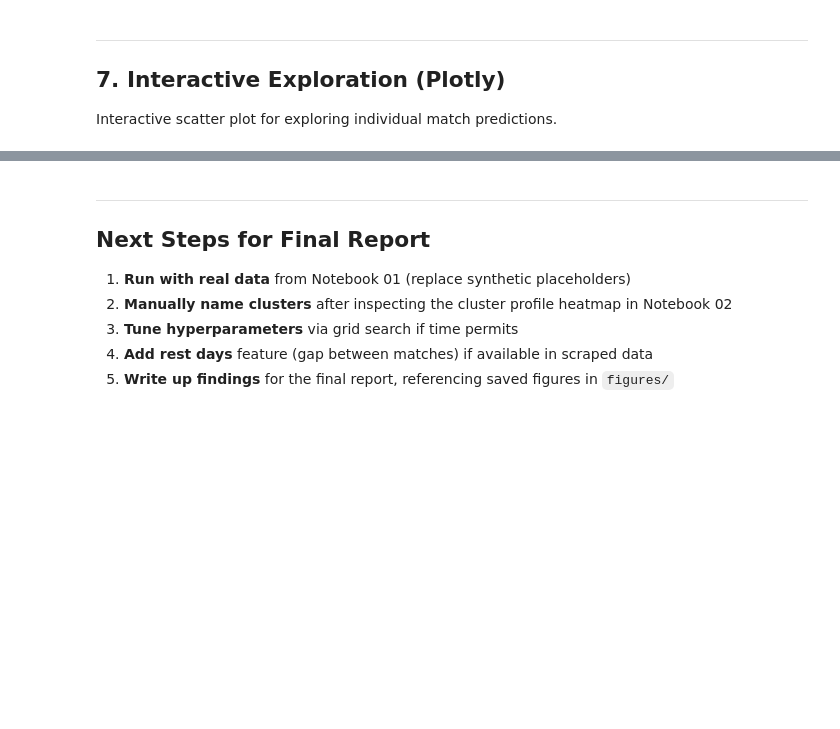
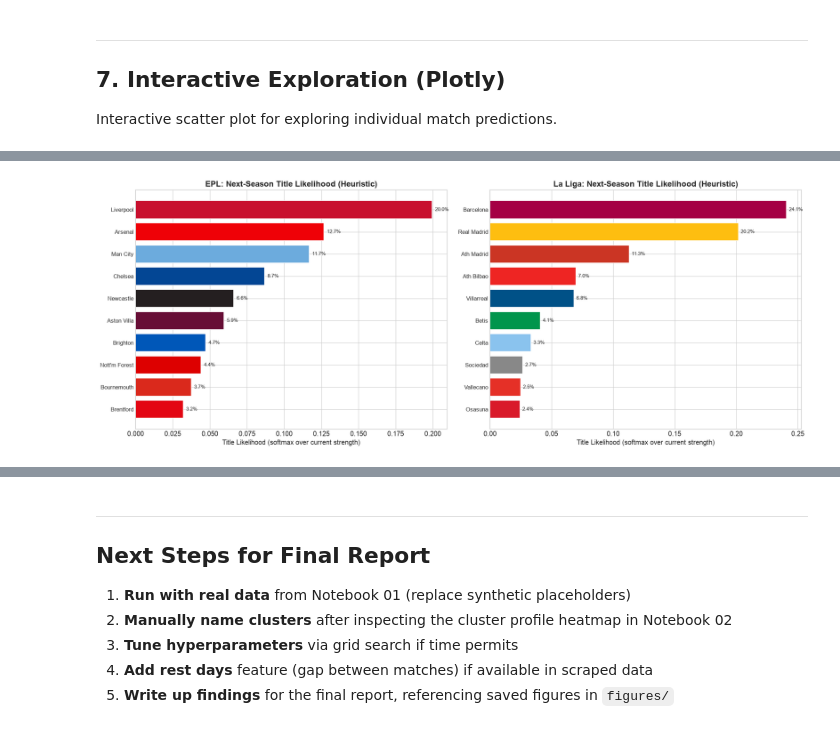
Before and after one commit to ksdkrishna19-create/isye6740_project, a Jupyter notebook: 03_prediction_crossleague.ipynb, the cells around one changed output, grey strips where cells are left out. Drawn from its saved outputs; the diff is of its cells as text; code cells hidden in the pictures; blank space fills up the shorter version.

```diff
--- a/03_prediction_crossleague.ipynb
+++ b/03_prediction_crossleague.ipynb
@@ -254,14 +314,14 @@ def evaluate_models(matches, feature_sets, target='outcome', league_filter=None,
     # Models to compare
     classifiers = {
         'Logistic Regression': LogisticRegression(
-            multi_class='multinomial', max_iter=1000, random_state=42, C=1.0
+            max_iter=1000, random_state=42, C=1.0
         ),
         'Random Forest': RandomForestClassifier(
             n_estimators=200, max_depth=10, random_state=42, class_weight='balanced'
         ),
         'XGBoost': XGBClassifier(
             n_estimators=200, max_depth=6, learning_rate=0.1,
-            random_state=42, eval_metric='mlogloss', use_label_encoder=False
+            random_state=42, eval_metric='mlogloss'
         ),
     }
 
@@ -394,7 +488,7 @@ y_train, y_test = y_epl[:split_idx], y_epl[split_idx:]
 # Fit XGBoost
 xgb = XGBClassifier(
     n_estimators=300, max_depth=6, learning_rate=0.05,
-    random_state=42, eval_metric='mlogloss', use_label_encoder=False
+    random_state=42, eval_metric='mlogloss'
 )
 xgb.fit(X_train, y_train)
 
@@ -479,10 +617,10 @@ transfer_feature_sets = {
 }
 
 classifiers = {
-    'Logistic Regression': LogisticRegression(multi_class='multinomial', max_iter=1000, random_state=42),
+    'Logistic Regression': LogisticRegression(max_iter=1000, random_state=42),
     'Random Forest': RandomForestClassifier(n_estimators=200, max_depth=10, random_state=42),
     'XGBoost': XGBClassifier(n_estimators=200, max_depth=6, learning_rate=0.1, random_state=42,
-                             eval_metric='mlogloss', use_label_encoder=False),
+                             eval_metric='mlogloss'),
 }
 
 le = LabelEncoder()
@@ -680,0 +910,23 @@ fig.show()
+# %%
+# Bar chart: title likelihood by team, one panel per league
+fig, axes = plt.subplots(1, 2, figsize=(18, 7))
+
+for ax, (league_label, strength) in zip(axes, title_likelihoods.items()):
+    top10 = strength.head(10)
+    colors = [get_club_color(t) for t in top10.index]
+
+    ax.barh(range(len(top10)), top10['title_likelihood'], color=colors, edgecolor='white')
+    ax.set_yticks(range(len(top10)))
+    ax.set_yticklabels(top10.index, fontsize=10)
+    ax.invert_yaxis()
+    ax.set_xlabel('Title Likelihood (softmax over current strength)', fontsize=12)
+    ax.set_title(f'{league_label}: Next-Season Title Likelihood (Heuristic)', fontweight='bold')
+
+    for i, v in enumerate(top10['title_likelihood']):
+        ax.text(v + 0.002, i, f'{v:.1%}', va='center', fontsize=9)
+
+plt.tight_layout()
+plt.savefig(os.path.join(FIG_DIR, 'title_likelihood_next_season.png'))
+plt.show()
+# %% [output]
+[figure, added]
```
Also changed, not shown: parts of 22 cells of this notebook, 40 other files.
